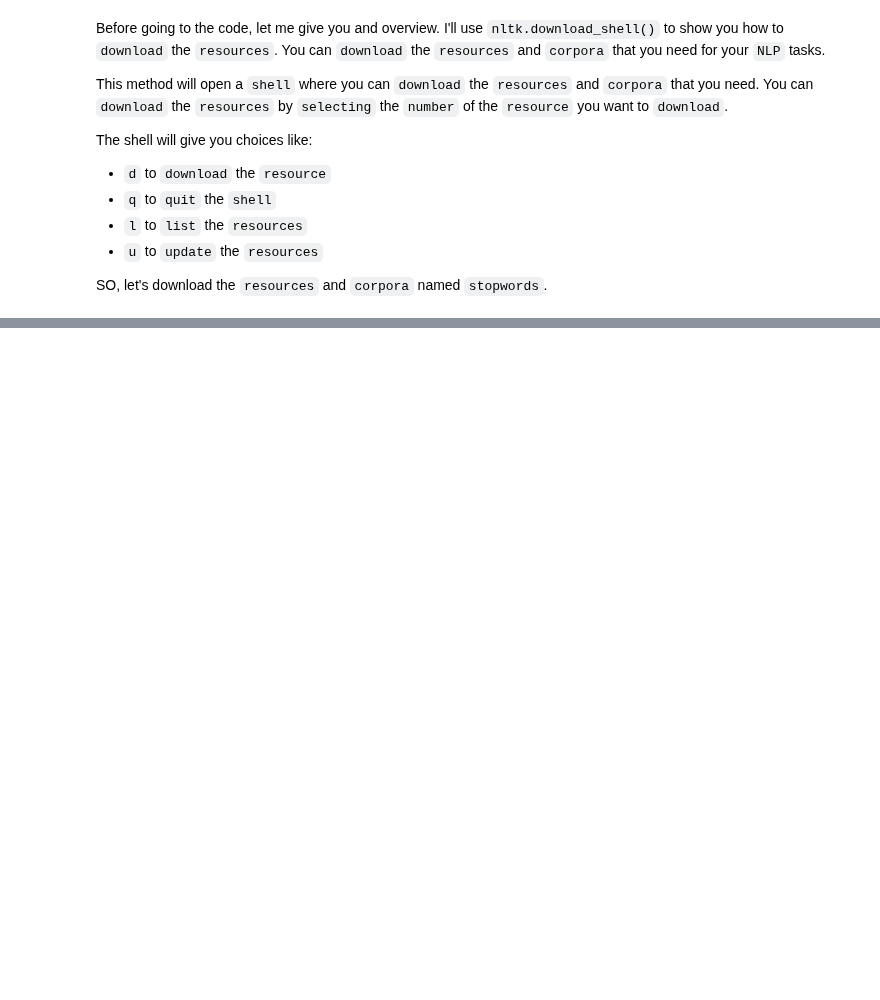
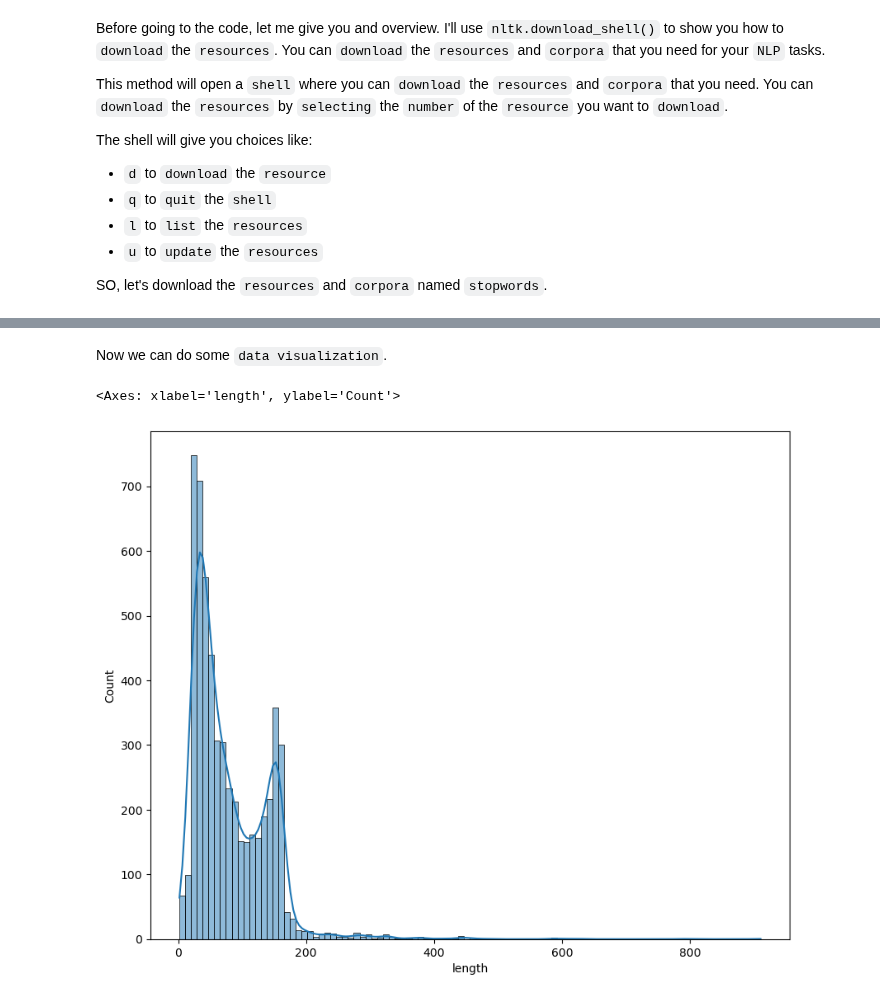
Before and after one commit to RishatTalukder/learning_machine_learning, a Jupyter notebook: Natural_Language_Processing/NLP.ipynb, the cells around one changed output, grey strips where cells are left out. Saved outputs shown, nothing was run; the diff lists cells and outputs as text; code cells hidden in the pictures; blank space fills up the shorter version.

```diff
--- a/Natural_Language_Processing/NLP.ipynb
+++ b/Natural_Language_Processing/NLP.ipynb
@@ -204,0 +239,6 @@ And I also have the dataset in my `GitHub` repository. You can `download` it fro
+# %%
+import numpy as np
+import pandas as pd
+
+messeges = pd.read_csv('datasets/smsspamcollection/SMSSpamCollection', sep='\t', names=['label', 'message'])
+messeges.head()
@@ -204,0 +292,2 @@ And I also have the dataset in my `GitHub` repository. You can `download` it fro
+# %%
+messeges['length'] = messeges['message'].apply(len)
@@ -204,0 +314,8 @@ And I also have the dataset in my `GitHub` repository. You can `download` it fro
+# %% [markdown]
+Now we can do some `data visualization`.
+# %%
+plt.figure(figsize=(10, 8))
+sns.histplot(messeges['length'], bins=100, kde=True)
+# %% [output]
+<Axes: xlabel='length', ylabel='Count'>
+[figure, added]
```
Also changed, not shown: parts of 83 cells of this notebook, 2 other files.
